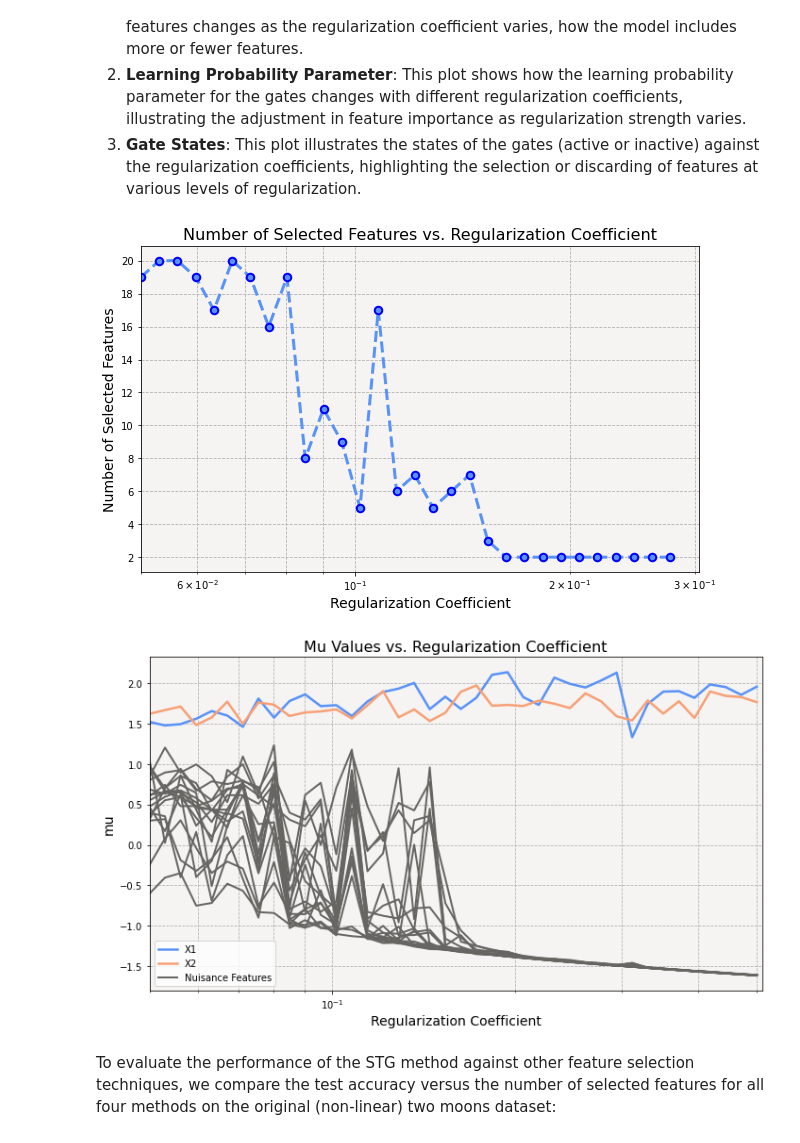
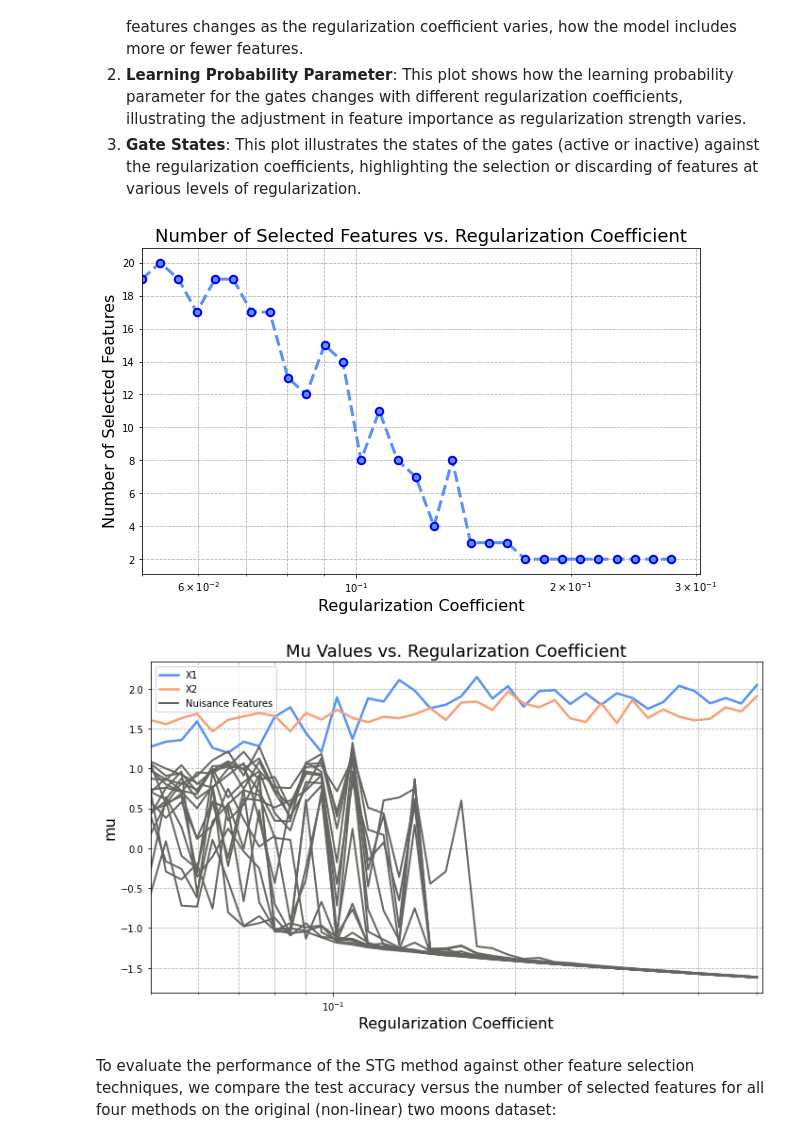
Before and after one commit to LindenbaumLab/project-featselectlib, a Jupyter notebook: notebooks/SupervisedFeatureSelection-example.ipynb, the cells around one changed output. Drawn from its saved outputs; the diff is of its cells as text; code cells hidden in the pictures.

```diff
--- a/notebooks/SupervisedFeatureSelection-example.ipynb
+++ b/notebooks/SupervisedFeatureSelection-example.ipynb
@@ -375,3 +386,3 @@ model = featselectlib.STG(task_type='classification',input_dim=X_train.shape[1],
 # %%
-mu_prob,gates_prob=model.fit(X_train, y_train, nr_epochs=5000, valid_X=X_valid, valid_y=y_valid, print_interval=1000)
+mu_prob,gates_prob=model.fit(X_train, y_train, nr_epochs=6500, valid_X=X_valid, valid_y=y_valid, print_interval=1000)
 # %% [output]
@@ -414,7 +426,7 @@ mu_array = np.array(mu_prob)
 prob_array = np.array(gates_prob)
 epochs = np.arange(mu_array.shape[0])
 
-fig, (ax1, ax2) = plt.subplots(1, 2, figsize=(20, 6), sharex=True)
+fig, (ax1, ax2) = plt.subplots(1, 2, figsize=(20, 8), sharex=True)
 
 ax1.plot(epochs, mu_array[:, 0], label="X1", color="#5992F8", linewidth=2.5)
 ax1.plot(epochs, mu_array[:, 1], label="X2", color="#F8A076", linewidth=2.5)
@@ -426,12 +438,11 @@ for i in range(2, mu_array.shape[1]):
     else:
         ax1.plot(epochs, mu_array[:, i], color="#666561", linewidth=2.5)
 
-ax1.set_title("Mu Values vs. Epochs", fontsize=18)
-ax1.set_ylabel("Mu", fontsize=16)
-ax1.set_xlabel("Epochs", fontsize=16)
+ax1.set_title("Mu Values vs. Epochs", fontsize=20)
+ax1.set_ylabel("Mu", fontsize=18)
+ax1.set_xlabel("Epochs", fontsize=18)
 ax1.grid(True, which="both", ls="--")
 ax1.set_xlim(0,epochs[-1]+3)
-ax1.set_facecolor('#F5F4F2')
 ax1.legend()
 
 step = 10
@@ -446,12 +457,11 @@ closed_gates = np.sum(prob_array == 0, axis=1)
 ax2.bar(reduced_epochs - 0.2, reduced_open_gates, width=3 ,alpha=0.6, color='#2D9E06', label='Open Gates')
 ax2.bar(reduced_epochs + 0.2, reduced_closed_gates, width=3, alpha=0.6, color='#FC9875', label='Closed Gates')
 
-ax2.set_title("Gate States vs. Epochs", fontsize=18)
-ax2.set_xlabel("Epochs", fontsize=16)
-ax2.set_ylabel("Number of Gates", fontsize=16)
+ax2.set_title("Gate States vs. Epochs", fontsize=22)
+ax2.set_xlabel("Epochs", fontsize=20)
+ax2.set_ylabel("Number of Gates", fontsize=20)
 plt.gca().yaxis.set_major_locator(ticker.MaxNLocator(integer=True))
 ax2.set_xlim(0,epochs[-1]+2)
-ax2.set_facecolor('#F5F4F2')
 ax2.grid(True, which="both", ls="--")
 ax2.legend()
 
@@ -472,10 +482,10 @@ gates_mu=[]
 feature_selection = True
 select_feature=0
 for reg_coeff in reg_coeff_values:
-    model = STG(task_type='classification',input_dim=X_train.shape[1], output_dim=2, hidden_dims=[60, 20], activation='tanh',
+    model = featselectlib.STG(task_type='classification',input_dim=X_train.shape[1], output_dim=2, hidden_dims=[60, 20], activation='tanh',
         optimizer='SGD', learning_rate=0.1, batch_size=X_train.shape[0], feature_selection=feature_selection, sigma=0.5, lam=reg_coeff, random_state=1, device='cpu')
     print(f"Reg_coef= {reg_coeff:.4f}")
-    model.fit(X_train, y_train, nr_epochs=5000, valid_X=X_valid, valid_y=y_valid, print_interval=5000)
+    model.fit(X_train, y_train, nr_epochs=6500, valid_X=X_valid, valid_y=y_valid, print_interval=6500)
     select_feature=sum(model.get_gates(mode='prob') > 0)
     y_pred=model.predict(X_test)
     accuracy = accuracy_score(y_test, y_pred)
@@ -519,46 +529,46 @@ plt.plot(
     markeredgecolor="b",
     markersize=7.5,
 )
-plt.xlabel("Regularization Coefficient", fontsize=14)
-plt.ylabel("Number of Selected Features", fontsize=14)
-plt.title("Number of Selected Features vs. Regularization Coefficient", fontsize=16)
+plt.xlabel("Regularization Coefficient", fontsize=16)
+plt.ylabel("Number of Selected Features", fontsize=16)
+plt.title("Number of Selected Features vs. Regularization Coefficient", fontsize=18)
 plt.xscale("log")  # Since regularization coefficients can vary over orders of magnitude
 plt.gca().yaxis.set_major_locator(ticker.MaxNLocator(integer=True))
 plt.xlim(reg_coeff_values[0],reg_coeff_values[-10]+0.01)
-plt.gca().set_facecolor('#F5F4F2')
+plt.gca()
 plt.grid(True, which="both", ls="--")
 plt.show()
 # %% [output]
-[figure, old version]
+[figure, new version]
 # %%
 mu_array = np.array(gates_mu)
 prob_array = np.array(gates_prob)
 
 fig, ax = plt.subplots(figsize=(10, 6))
 
 ax.plot(reg_coeff_values, mu_array[:, 0], label="X1", color="#5992F8", linewidth=2.5)
 ax.plot(reg_coeff_values, mu_array[:, 1], label="X2", color="#F8A076", linewidth=2.5)
 
 for i in range(2, mu_array.shape[1]):
     if i == 2:
         ax.plot(
             reg_coeff_values, mu_array[:, i], color="#666561", label="Nuisance Features"
        , linewidth=2)
     else:
         ax.plot(reg_coeff_values, mu_array[:, i], color="#666561", linewidth=2)
 
-ax.set_title("Mu Values vs. Regularization Coefficient", fontsize=16)
-ax.set_xlabel("Regularization Coefficient", fontsize=14)
-ax.set_ylabel("mu", fontsize=14)
+ax.set_title("Mu Values vs. Regularization Coefficient", fontsize=18)
+ax.set_xlabel("Regularization Coefficient", fontsize=16)
+ax.set_ylabel("mu", fontsize=16)
 ax.set_xscale("log")
 plt.xlim(reg_coeff_values[0], reg_coeff_values[-1] + 0.01)
-plt.gca().set_facecolor("#F5F4F2")
+plt.gca()
 ax.grid(True, which="both", ls="--")
 plt.legend()
 plt.tight_layout()
 plt.show()
 # %% [output]
-[figure, old version]
+[figure, new version]
 # %% [markdown]
 To evaluate the performance of the STG method against other feature selection techniques, we compare the test accuracy versus the number of selected features for all four methods on the original  (non-linear) two moons dataset:
 # %%
```
Also changed, not shown: parts of 10 cells of this notebook, 8 other files.
